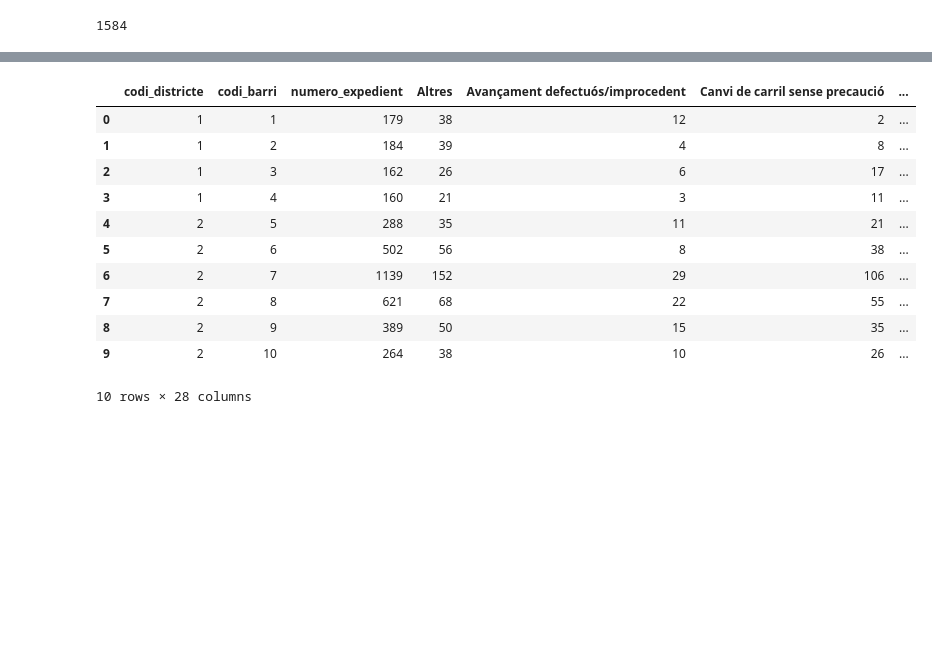
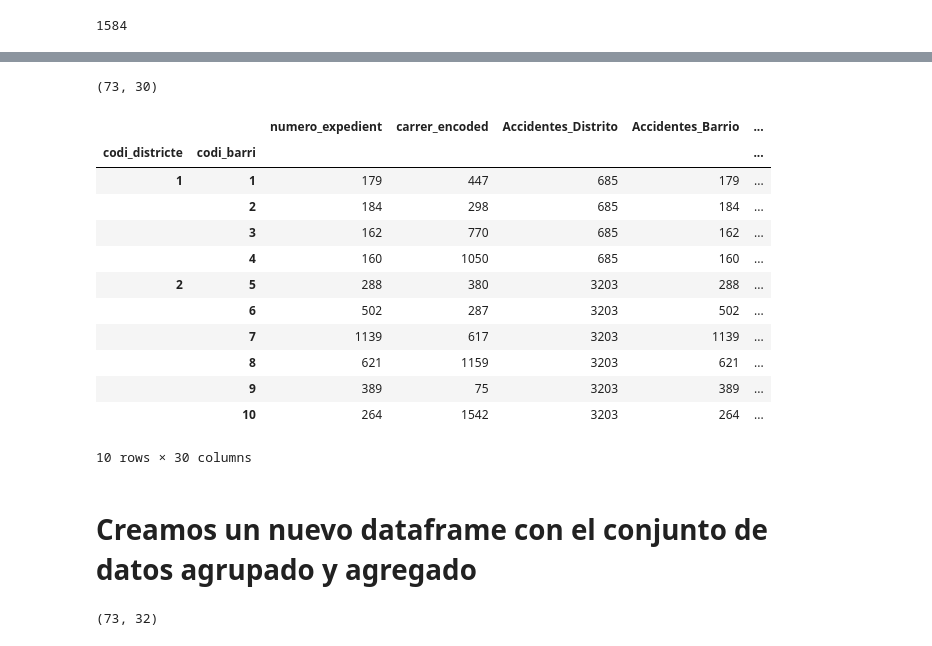
Before and after one commit to Josh1313/hackathon, a Jupyter notebook: accidents.ipynb, the cells around one changed output, grey strips where cells are left out. Drawn from its saved outputs; the diff is of its cells as text; code cells hidden in the pictures; blank space fills up the shorter version.

```diff
--- a/accidents.ipynb
+++ b/accidents.ipynb
@@ -255,6 +271,6 @@ df.head(5)
 # %%
 # Lista de las columnas a borrar
-columnas_a_borrar = [ 'codi_carrer','nom_carrer','nom_barri','nom_districte','latitud', 'longitud', 'coordenada_utm_y_ed50', 'coordenada_utm_x_ed50', 'hora_dia', 'dia_mes', 'nom_mes', 'mes_any', 'nk_any']
+columnas_a_borrar = ['codi_carrer','nom_barri','nom_districte','latitud', 'longitud', 'coordenada_utm_y_ed50', 'coordenada_utm_x_ed50', 'hora_dia', 'dia_mes', 'nom_mes', 'mes_any', 'nk_any']
 # Borra las columnas
 df = df.drop(columns=columnas_a_borrar)
 # %%
@@ -288 +306,5 @@ memory usage: 1.3+ MB
+# %%
+df['Accidentes_Distrito'] = df.groupby('codi_districte')['numero_expedient'].transform('count')
+df['Accidentes_Barrio'] = df.groupby('codi_barri')['numero_expedient'].transform('count')
+df['Accidentes_Calle'] = df.groupby('carrer_encoded')['numero_expedient'].transform('count')
 # %%
@@ -318,5 +323,3 @@ group_data.head(74)
-# %%
-df = group_data.reset_index()
 # %%
 df.shape
 # %% [output]
@@ -344,15 +347,24 @@ memory usage: 9.0 KB
+# %%
+group_data1 = df.groupby(['codi_districte', 'codi_barri']).agg({'numero_expedient': 'count','carrer_encoded': 'first','Accidentes_Distrito': 'first', 'Accidentes_Barrio': 'first', 'Accidentes_Calle': 'first', 'Altres': 'sum', 'Avançament defectuós/improcedent': 'sum', 'Canvi de carril sense precaució': 'sum', 'Desconegut': 'sum', 'Desobeir altres senyals': 'sum', 'Desobeir semàfor':  'sum', 'Envair calçada contrària': 'sum', 'Fallada mecànica o avaria': 'sum', 'Gir indegut o sense precaució': 'sum','Manca precaució efectuar marxa enrera': 'sum','Manca precaució incorporació circulació':'sum', 'No determinada':'sum', 'No respectar distàncies': 'sum','Manca de atenció a la conducció': 'sum', 'No respectat pas de vianants': 'sum', 'Dijous':'sum', 'Dilluns': 'sum', 'Dimarts': 'sum', 'Dimecres': 'sum', 'Dissabte': 'sum', 'Diumenge': 'sum', 'Divendres': 'sum', 'Matí': 'sum', 'Nit':'sum', 'Tarda': 'sum'})
+# %%
+ group_data1.shape
+# %% [output]
+(73, 30)
 # %%
-df.head(10)
+group_data1.head(10)
 # %% [output]
-|  | codi_districte | codi_barri | numero_expedient | Altres | Avançament defectuós/improcedent | Canvi de carril sense precaució | ... |
-| 0 | 1 | 1 | 179 | 38 | 12 | 2 | ... |
-| 1 | 1 | 2 | 184 | 39 | 4 | 8 | ... |
-| 2 | 1 | 3 | 162 | 26 | 6 | 17 | ... |
-| 3 | 1 | 4 | 160 | 21 | 3 | 11 | ... |
-| 4 | 2 | 5 | 288 | 35 | 11 | 21 | ... |
-| 5 | 2 | 6 | 502 | 56 | 8 | 38 | ... |
-| 6 | 2 | 7 | 1139 | 152 | 29 | 106 | ... |
-| 7 | 2 | 8 | 621 | 68 | 22 | 55 | ... |
-| 8 | 2 | 9 | 389 | 50 | 15 | 35 | ... |
-| 9 | 2 | 10 | 264 | 38 | 10 | 26 | ... |
+|  |  | numero_expedient | carrer_encoded | Accidentes_Distrito | Accidentes_Barrio | ... |
+| codi_districte | codi_barri |  |  |  |  | ... |
+| 1 | 1 | 179 | 447 | 685 | 179 | ... |
+|  | 2 | 184 | 298 | 685 | 184 | ... |
+|  | 3 | 162 | 770 | 685 | 162 | ... |
+|  | 4 | 160 | 1050 | 685 | 160 | ... |
+| 2 | 5 | 288 | 380 | 3203 | 288 | ... |
+|  | 6 | 502 | 287 | 3203 | 502 | ... |
+|  | 7 | 1139 | 617 | 3203 | 1139 | ... |
+|  | 8 | 621 | 1159 | 3203 | 621 | ... |
+|  | 9 | 389 | 75 | 3203 | 389 | ... |
+|  | 10 | 264 | 1542 | 3203 | 264 | ... |
-10 rows × 28 columns
+10 rows × 30 columns
+# %% [markdown]
+# Creamos un nuevo dataframe con el conjunto de datos agrupado y agregado
@@ -358,0 +373,4 @@ df.head(10)
+# %%
+df1.shape
+# %% [output]
+(73, 32)
```
Also changed, not shown: parts of 23 cells of this notebook, 5 other files.
